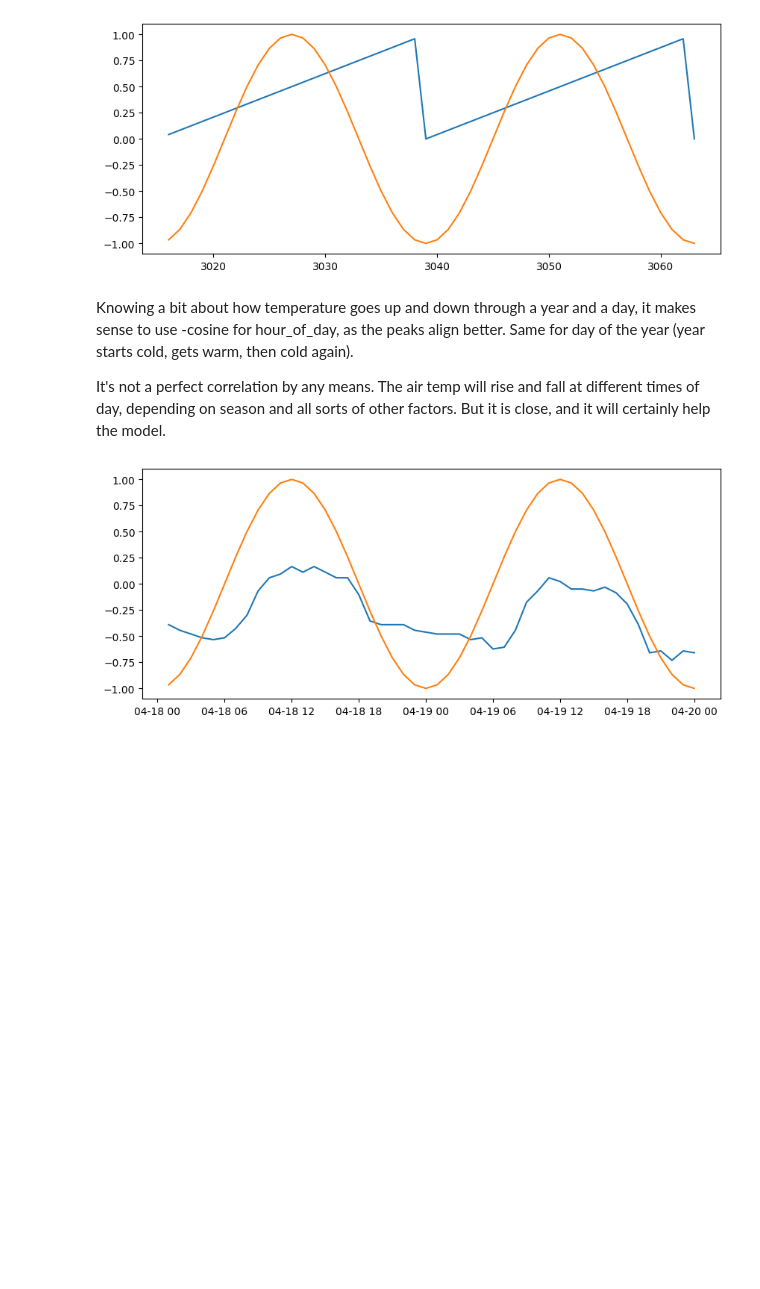
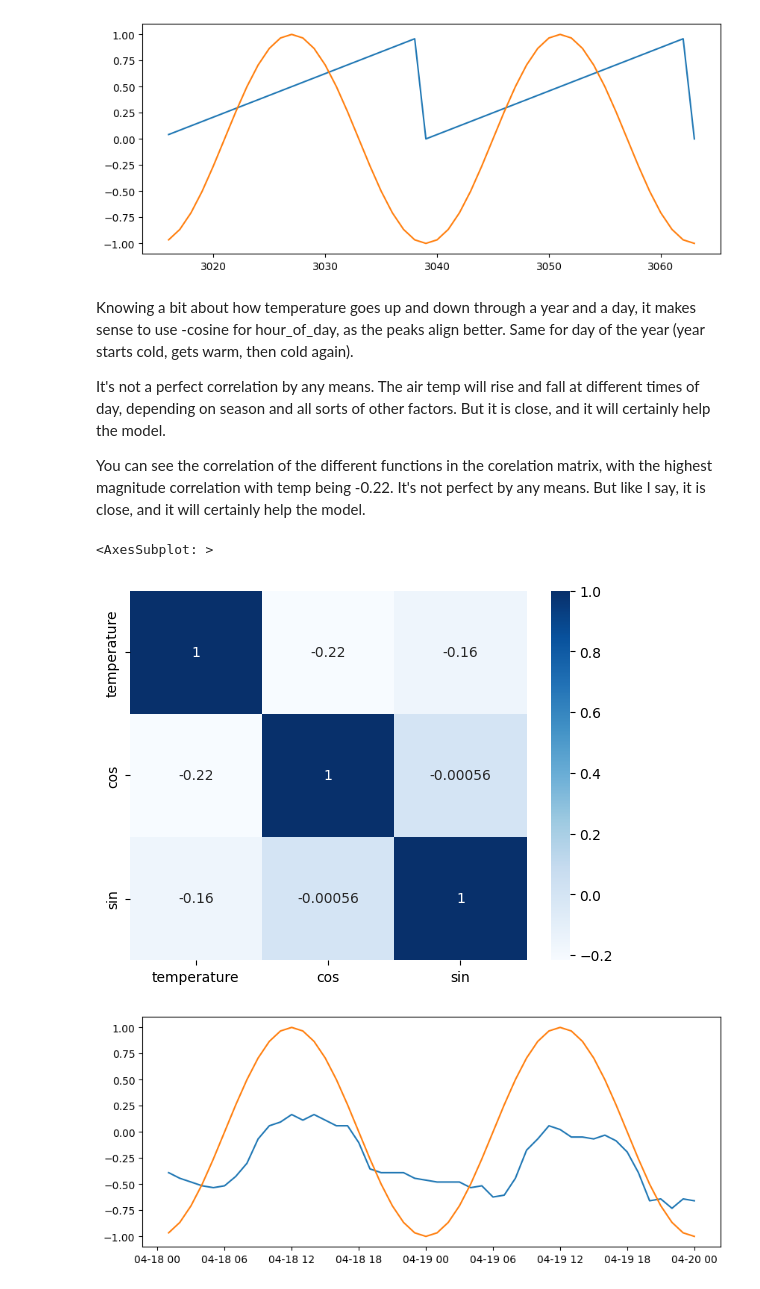
Before and after one commit to DanteLore/simple-prediction, a Jupyter notebook: weather_prediction/weather_prediction_2.ipynb, the cells around one changed output. Cells and saved outputs as stored; diff of their text form; code cells hidden in the pictures; blank space fills up the shorter version.

```diff
--- a/weather_prediction/weather_prediction_2.ipynb
+++ b/weather_prediction/weather_prediction_2.ipynb
@@ -17,15 +17,16 @@ import matplotlib.pyplot as plt
 cursor = connect(s3_staging_dir="s3://dantelore.queryresults/pyathena/",
                  region_name="eu-west-1", cursor_class=PandasCursor).cursor()
 
-length = 24
+length = 48
 csv_data_cache_filename = "data/weather_models/raw_data_2.csv"
+validation_site_name = 'WITTERING'
 
 # Load the data from disk or Athena
 if Path(csv_data_cache_filename).is_file():
     print("Loading weather data from cache")
     df = pd.read_csv(csv_data_cache_filename)
 else:
-    df = cursor.execute("select site_name, observation_ts, temperature, pressure, wind_speed, wind_direction from lake.weather order by site_name, observation_ts").as_pandas()
+    df = cursor.execute(f"select site_name, observation_ts, temperature, pressure, wind_speed, wind_direction from lake.weather order by site_name, observation_ts").as_pandas()
     df.to_csv(csv_data_cache_filename, index=False)
 
 # Drop nulls
@@ -84,6 +87,21 @@ plt.show()
 Knowing a bit about how temperature goes up and down through a year and a day, it makes sense to use -cosine for hour_of_day, as the peaks align better.  Same for day of the year (year starts cold, gets warm, then cold again).
 
 It's not a perfect correlation by any means.  The air temp will rise and fall at different times of day, depending on season and all sorts of other factors. But it is close, and it will certainly help the model.
+
+You can see the correlation of the different functions in the corelation matrix, with the highest magnitude correlation with temp being -0.22.  It's not perfect by any means.  But like I say, it is close, and it will certainly help the model.
+# %%
+import seaborn as sb
+
+df_chart = df[['hour', 'temperature']].copy()
+
+df_chart['cos'] = df_chart['hour'].apply(lambda x: np.cos(x / 24 * 2 * np.pi))
+df_chart['sin'] = df_chart['hour'].apply(lambda x: np.sin(x / 24 * 2 * np.pi))
+
+correlation = df_chart[['temperature', 'cos', 'sin']].corr()
+sb.heatmap(correlation, cmap="Blues", annot=True)
+# %% [output]
+<AxesSubplot: >
+[figure, added]
 # %%
 df_chart = df[3000:3048]
 plt.figure(figsize=(10, 4))
```
Also changed, not shown: parts of 13 cells of this notebook.
